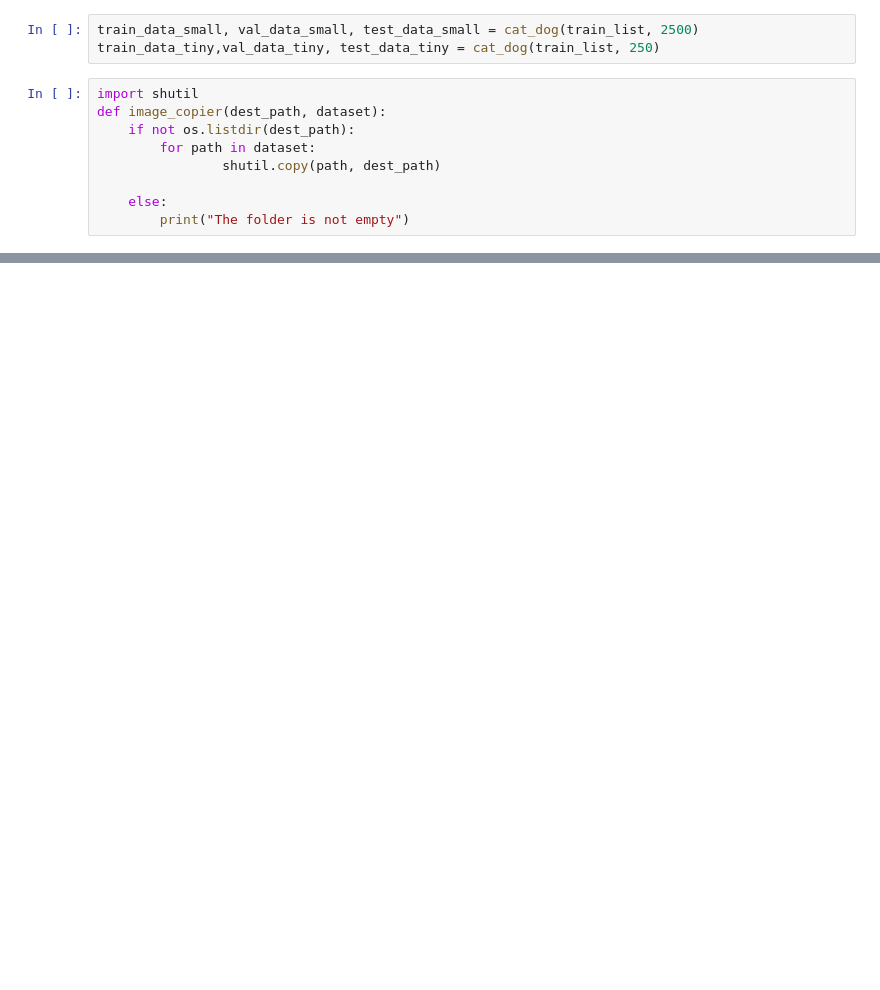
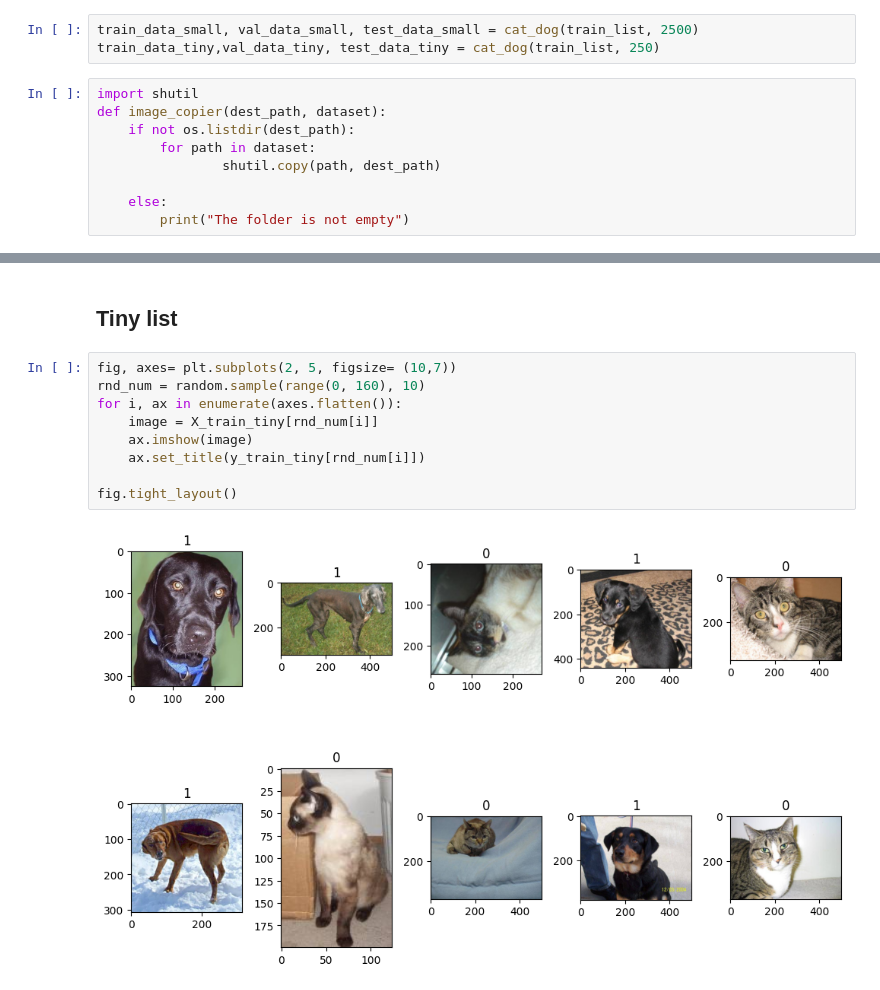
Before and after one commit to BrutalFrost/Artificial_Intelligence_Hampus_Erlandsson_OPA23, a Jupyter notebook: Lab_2/Lab_2.ipynb, the cells around one changed output, grey strips where cells are left out. Drawn from its saved outputs; the diff is of its cells as text; blank space fills up the shorter version.

```diff
--- a/Lab_2/Lab_2.ipynb
+++ b/Lab_2/Lab_2.ipynb
@@ -181,0 +213,13 @@ The folder is not empty
+# %% [markdown]
+## Tiny list
+# %%
+fig, axes= plt.subplots(2, 5, figsize= (10,7))
+rnd_num = random.sample(range(0, 160), 10)
+for i, ax in enumerate(axes.flatten()):
+    image = X_train_tiny[rnd_num[i]]
+    ax.imshow(image)
+    ax.set_title(y_train_tiny[rnd_num[i]])
+
+fig.tight_layout()
+# %% [output]
+[figure, added]
```
Also changed, not shown: parts of 18 cells of this notebook.
